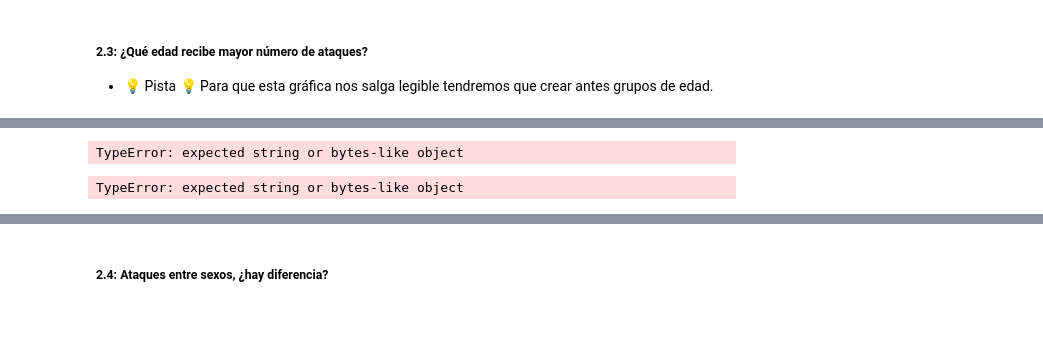
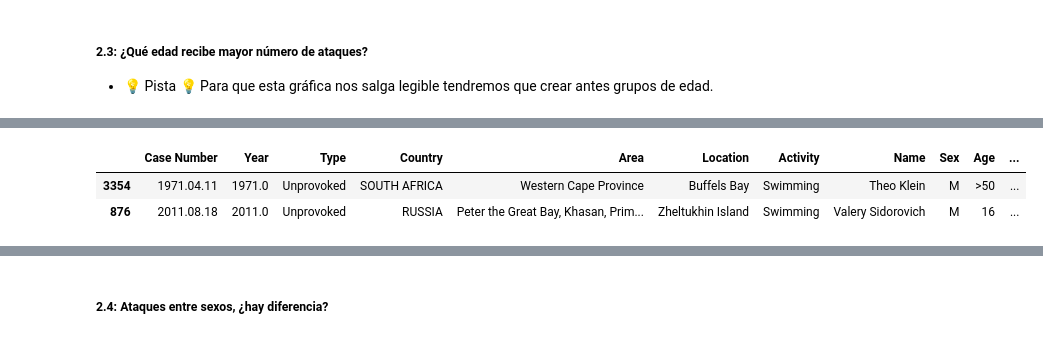
Before and after one commit to Adalab/DA-promo-a-modulo-2-pair-2-Almudena-Olivia, a Jupyter notebook: EDA/EDA 3/pair_programming-eda_3.ipynb, the cells around one changed output, grey strips where cells are left out. Saved outputs shown, nothing was run; the diff lists cells and outputs as text; code cells hidden in the pictures.

```diff
--- a/EDA/EDA 3/pair_programming-eda_3.ipynb
+++ b/EDA/EDA 3/pair_programming-eda_3.ipynb
@@ -121,15 +117,10 @@ patron_edades_2 = r'\b\d+\b'
-# %%
-edades = [str(s) for s in re.findall(r'\b\d+\b', df['Age'])]
-# %% [output]
-TypeError: expected string or bytes-like object
 # %%
 def sacar_edades(col):
-    x = re.findall(patron_edades_2, col)
-    try:
-        return x[0]
-    except:
-        return 'unspecified'
+    patron_edades = r'\d+'
+    x = re.findall(patron_edades, col)
+    if len(x) > 0:
+        return int(x[0])
+    else:
+        return np.nan
 # %%
-df['Age_new'] = df['Age'].apply(sacar_edades)
+df['age_new'] = df['Age'].apply(sacar_edades)
-# %% [output]
-TypeError: expected string or bytes-like object
@@ -142,0 +127,6 @@ print(df_bins_edad_group_frec)
+# %%
+df.sample(2)
+# %% [output]
+|  | Case Number | Year | Type | Country | Area | Location | Activity | Name | Sex | Age | ... |
+| 3354 | 1971.04.11 | 1971.0 | Unprovoked | SOUTH AFRICA | Western Cape Province | Buffels Bay | Swimming | Theo Klein | M | >50 | ... |
+| 876 | 2011.08.18 | 2011.0 | Unprovoked | RUSSIA | Peter the Great Bay, Khasan, Prim... | Zheltukhin Island | Swimming | Valery Sidorovich | M | 16 | ... |
```
Also changed, not shown: parts of 11 cells of this notebook.
